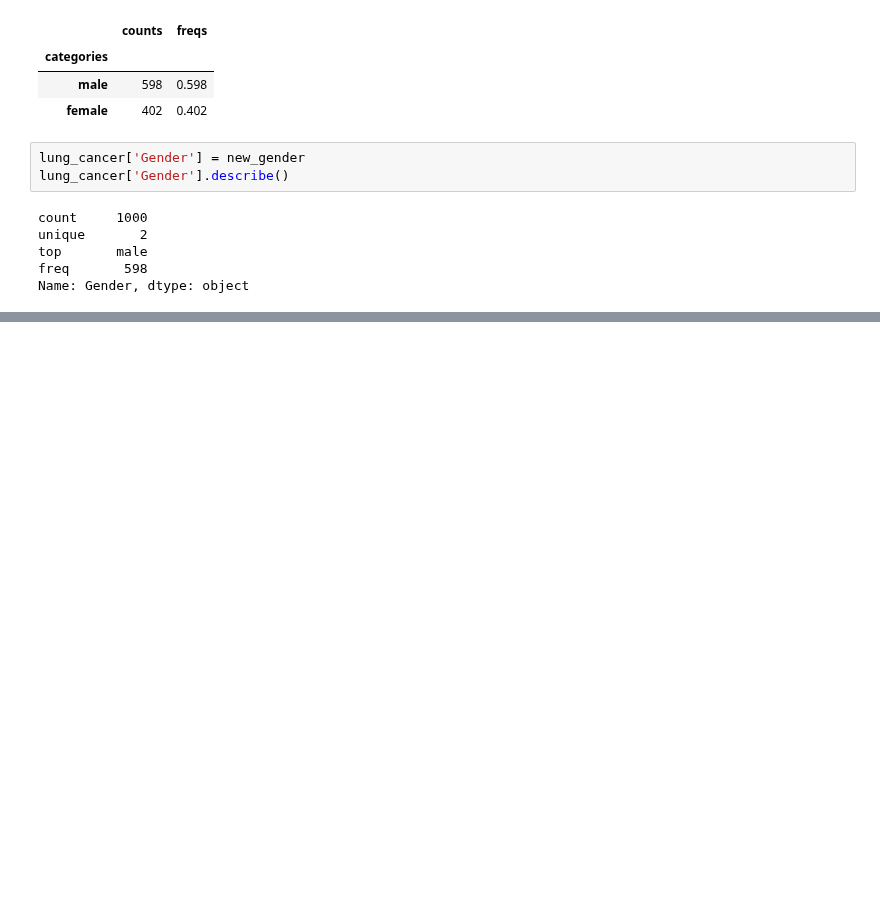
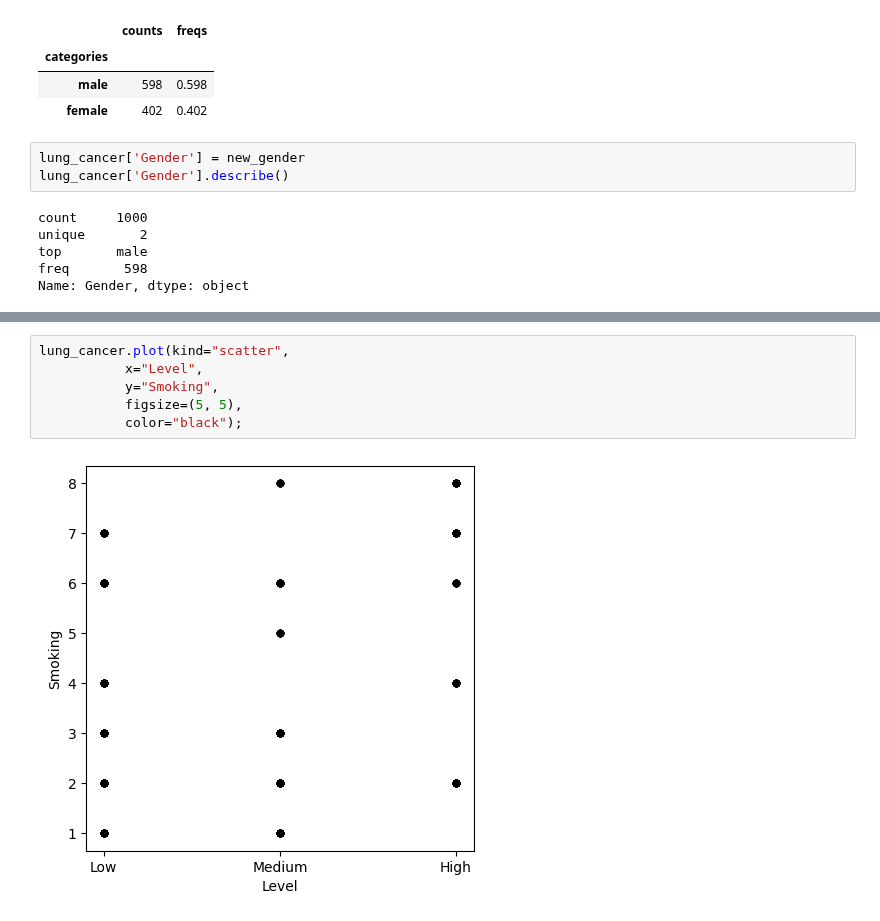
Before and after one commit to yigaai/StoryTelling_with_Data_myTelescope, a Jupyter notebook: lung-cancer-prediction.ipynb, the cells around one changed output, grey strips where cells are left out. Drawn from its saved outputs; the diff is of its cells as text; blank space fills up the shorter version.

```diff
--- a/lung-cancer-prediction.ipynb
+++ b/lung-cancer-prediction.ipynb
@@ -173,0 +182,8 @@ Name: Age, dtype: float64
+# %%
+lung_cancer.plot(kind="scatter",
+           x="Level",
+           y="Smoking",
+           figsize=(5, 5),
+           color="black");
+# %% [output]
+[figure, added]
```
Also changed, not shown: parts of 12 cells of this notebook.
